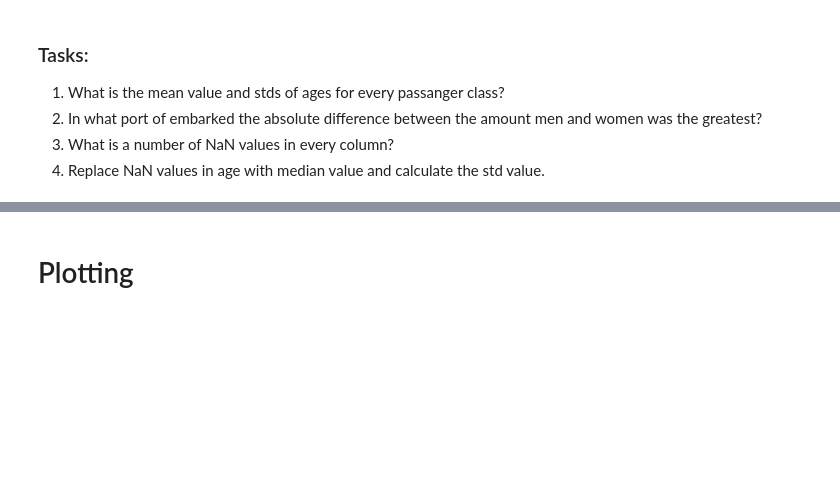
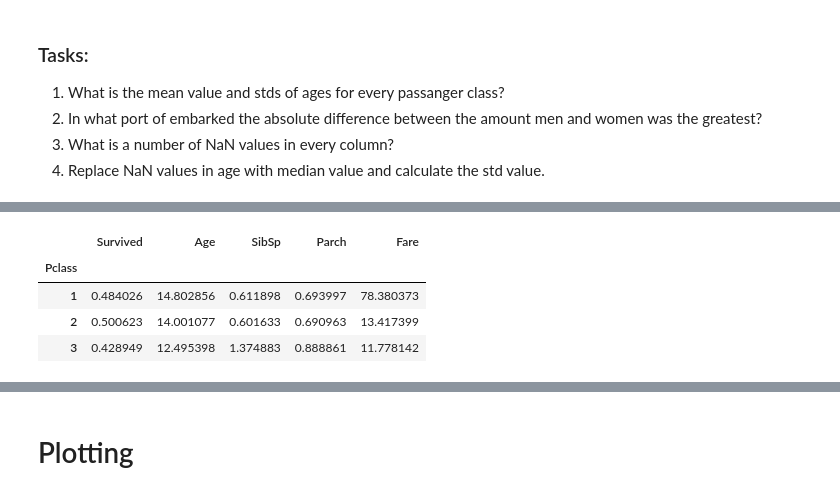
Before and after one commit to IlyaTrofimov/ML2020-Skoltech, a Jupyter notebook: seminar-01-ml.ipynb, the cells around one changed output, grey strips where cells are left out. Saved outputs shown, nothing was run; the diff lists cells and outputs as text; code cells hidden in the pictures; blank space fills up the shorter version.

```diff
--- a/seminar-01-ml.ipynb
+++ b/seminar-01-ml.ipynb
@@ -254,0 +278,8 @@ Name: Embarked, dtype: int64
+# %%
+titanic_dataframe.groupby("Pclass").std()
+# %% [output]
+|  | Survived | Age | SibSp | Parch | Fare |
+| Pclass |  |  |  |  |  |
+| 1 | 0.484026 | 14.802856 | 0.611898 | 0.693997 | 78.380373 |
+| 2 | 0.500623 | 14.001077 | 0.601633 | 0.690963 | 13.417399 |
+| 3 | 0.428949 | 12.495398 | 1.374883 | 0.888861 | 11.778142 |
```
Also changed, not shown: parts of 17 cells of this notebook.
